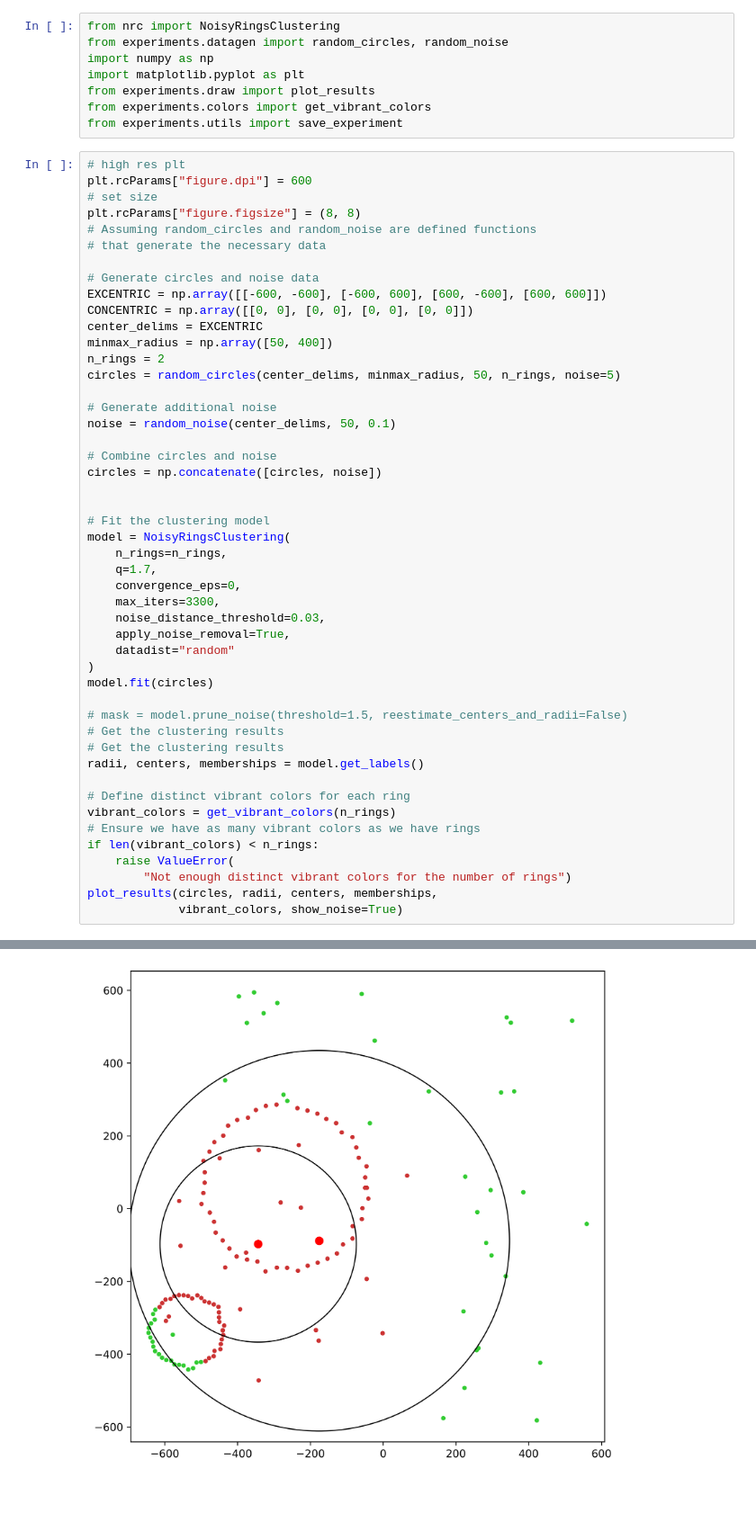
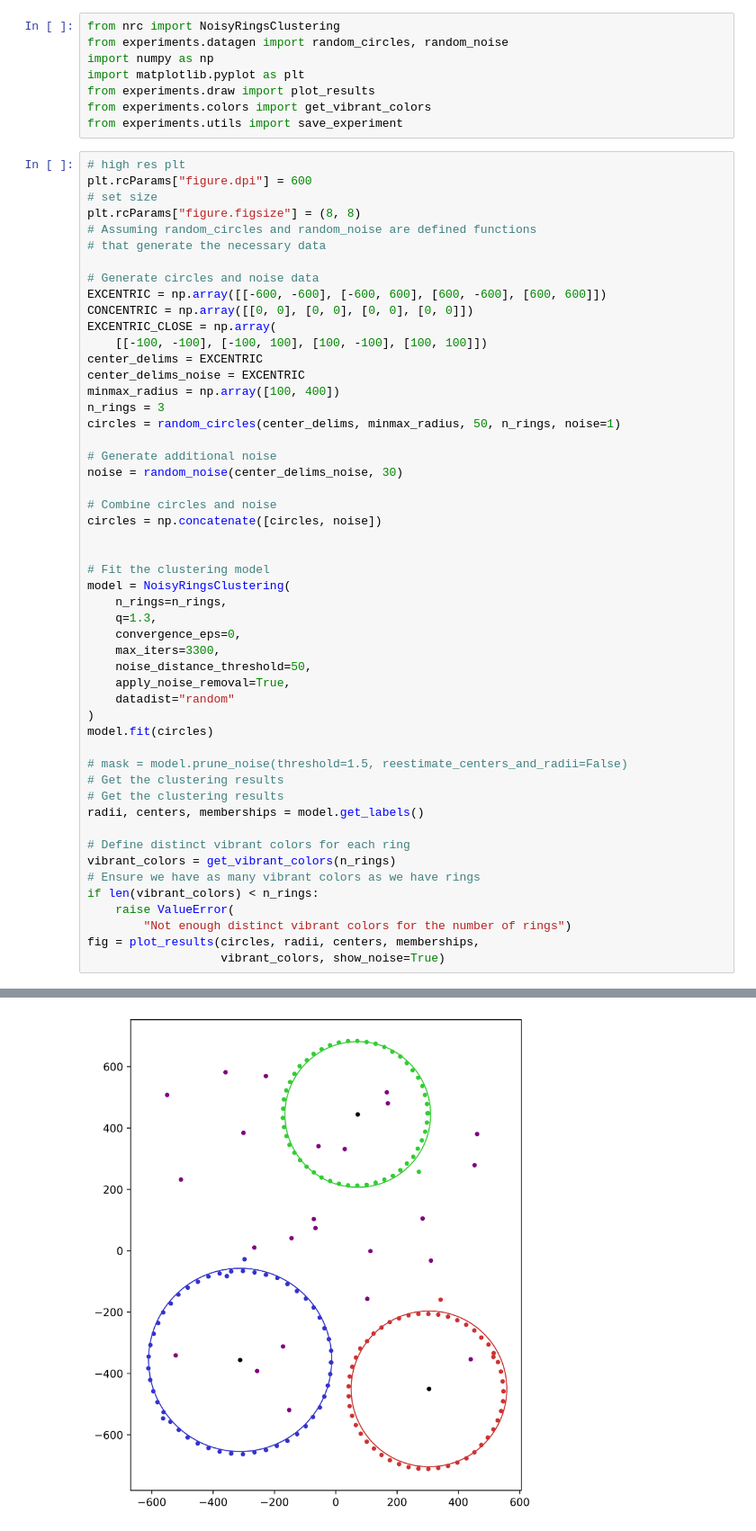
Before and after one commit to davidgonmar/ring-clustering, a Jupyter notebook: experiments/experiment_playground.ipynb, the cells around one changed output, grey strips where cells are left out. Shown at 90% size. Drawn from its saved outputs; the diff is of its cells as text; blank space fills up the shorter version.

```diff
--- a/experiments/experiment_playground.ipynb
+++ b/experiments/experiment_playground.ipynb
@@ -21,13 +21,16 @@ plt.rcParams["figure.figsize"] = (8, 8)
 # Generate circles and noise data
 EXCENTRIC = np.array([[-600, -600], [-600, 600], [600, -600], [600, 600]])
 CONCENTRIC = np.array([[0, 0], [0, 0], [0, 0], [0, 0]])
+EXCENTRIC_CLOSE = np.array(
+    [[-100, -100], [-100, 100], [100, -100], [100, 100]])
 center_delims = EXCENTRIC
-minmax_radius = np.array([50, 400])
-n_rings = 2
-circles = random_circles(center_delims, minmax_radius, 50, n_rings, noise=5)
+center_delims_noise = EXCENTRIC
+minmax_radius = np.array([100, 400])
+n_rings = 3
+circles = random_circles(center_delims, minmax_radius, 50, n_rings, noise=1)
 
 # Generate additional noise
-noise = random_noise(center_delims, 50, 0.1)
+noise = random_noise(center_delims_noise, 30)
 
 # Combine circles and noise
 circles = np.concatenate([circles, noise])
@@ -36,10 +39,10 @@ circles = np.concatenate([circles, noise])
 # Fit the clustering model
 model = NoisyRingsClustering(
     n_rings=n_rings,
-    q=1.7,
+    q=1.3,
     convergence_eps=0,
     max_iters=3300,
-    noise_distance_threshold=0.03,
+    noise_distance_threshold=50,
     apply_noise_removal=True,
     datadist="random"
 )
@@ -56,6 +59,6 @@ vibrant_colors = get_vibrant_colors(n_rings)
 if len(vibrant_colors) < n_rings:
     raise ValueError(
         "Not enough distinct vibrant colors for the number of rings")
-plot_results(circles, radii, centers, memberships,
-             vibrant_colors, show_noise=True)
+fig = plot_results(circles, radii, centers, memberships,
+                   vibrant_colors, show_noise=True)
 # %% [output]
@@ -64,2 +69,2 @@ INFO:nrc:Total noise samples: 0
-[figure, old version]
+[figure, new version]
 # %%
```
Also changed, not shown: parts of 4 cells of this notebook, 9 other files.
